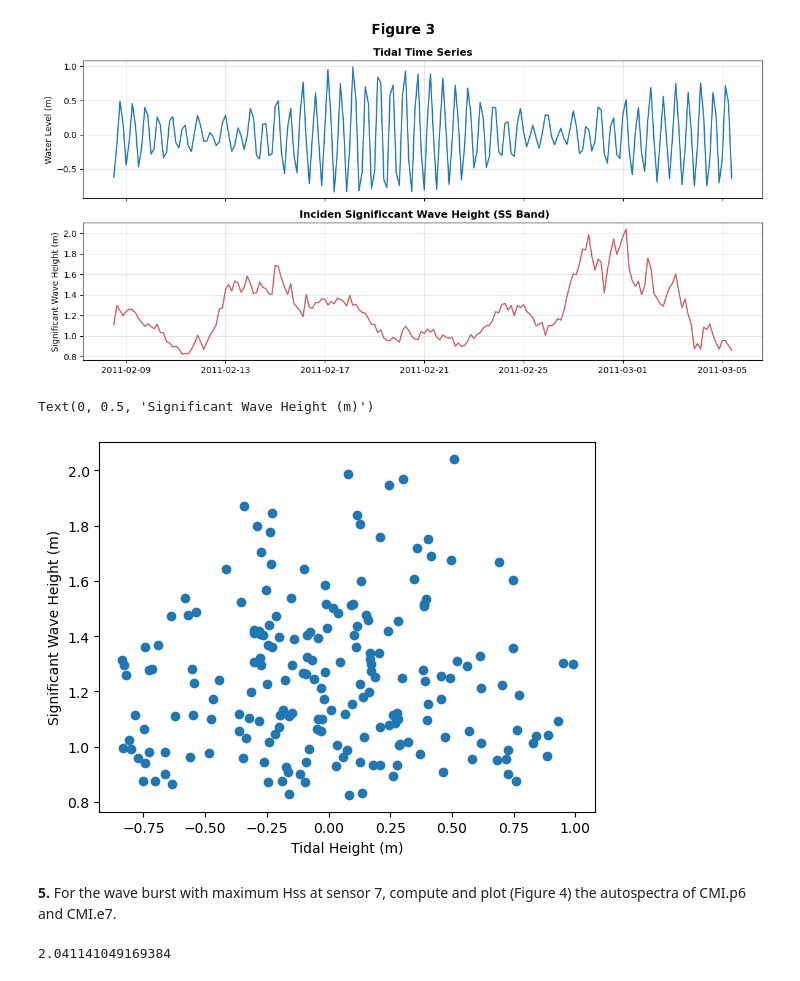
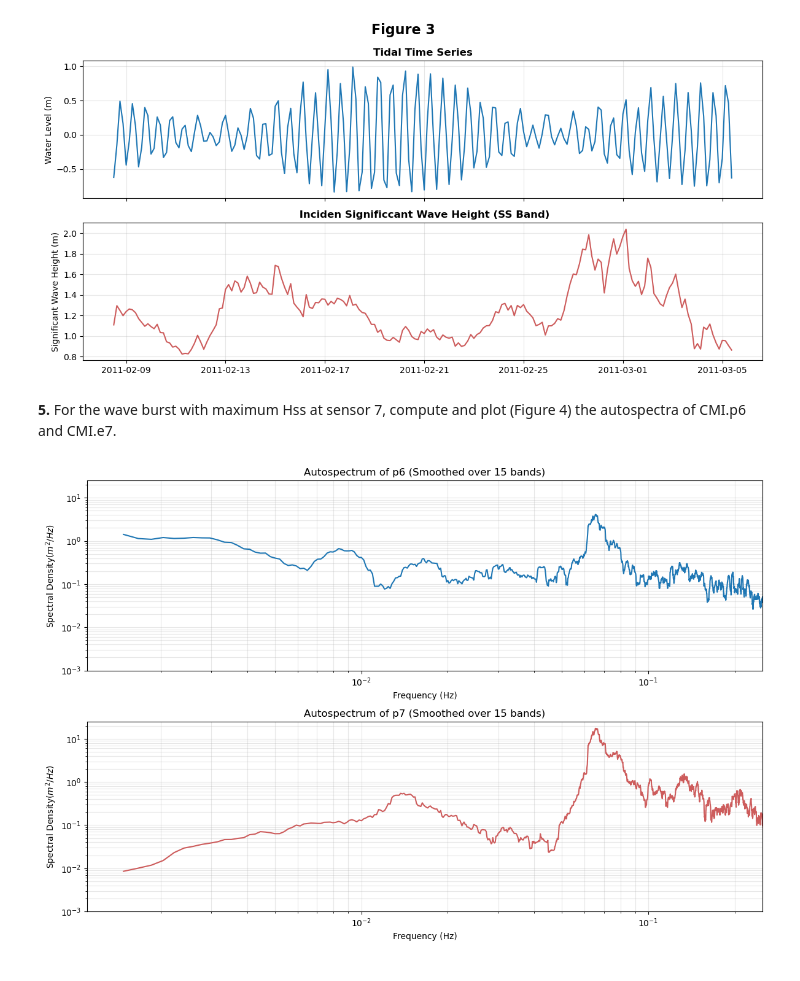
Before and after one commit to isidora-rojas/SIO175_DataAnalysis, a Jupyter notebook: Module_4/data/python_CMI_processing.ipynb, the cells around one changed output. Cells and saved outputs as stored; diff of their text form; code cells hidden in the pictures.

```diff
--- a/Module_4/data/python_CMI_processing.ipynb
+++ b/Module_4/data/python_CMI_processing.ipynb
@@ -176,13 +176,6 @@ plt.suptitle('Figure 3', fontweight='bold', fontsize=16)
 plt.tight_layout()
 # %% [output]
 [figure]
-# %%
-plt.scatter(tide, hs_ss_e7)
-plt.xlabel('Tidal Height (m)')
-plt.ylabel('Significant Wave Height (m)')
-# %% [output]
-Text(0, 0.5, 'Significant Wave Height (m)')
-[figure, removed]
 # %% [markdown]
 **5.** For the wave burst with maximum Hss at sensor 7, compute and plot (Figure 4) the
 autospectra of CMI.p6 and CMI.e7.
@@ -189,6 +252,37 @@ autospectra of CMI.p6 and CMI.e7.
 # %%
 imax = np.argmax(hs_ss_e7)
 
-hs_ss_e7[imax]
+p6max = ds['p6'].isel(col=imax).values
+p7max = ds['e7'].isel(col=imax).values
+
+dt = 1.0/fs
+Navg = 15
+r_win = 0.5
+
+S_p6, Su_p6, Sl_p6, f_p6 = auto_spc(p6max, dt, Navg, r_win)
+S_p7, Su_p7, Sl_p7, f_p7 = auto_spc(p7max, dt, Navg, r_win)
+
+fig, (ax1, ax2) = plt.subplots(2,1, figsize=(12, 8))
+
+# autospec of p6
+ax1.loglog(f_p6, S_p6)
+ax1.set_title(f'Autospectrum of p6 (Smoothed over {Navg} bands)')
+ax1.grid(True, alpha=0.3, which="both")
+ax1.set_xlim([None, fs/4]) # limit X-axis to Nyquist frequency
+ax1.set_ylim(10**-3, 25)
+
+ax1.set_xlabel('Frequency (Hz)')
+ax1.set_ylabel('Spectral Density($m^2/Hz$)')
+
+# autospec of p7
+ax2.loglog(f_p7, S_p7, color='IndianRed')
+ax2.set_title(f'Autospectrum of p7 (Smoothed over {Navg} bands)')
+ax2.grid(True, alpha=0.3, which="both")
+ax2.set_xlim([None, fs/4]) # limit X-axis to Nyquist frequency
+ax2.set_ylim(10**-3, 25)
+ax2.set_xlabel('Frequency (Hz)')
+ax2.set_ylabel('Spectral Density($m^2/Hz$)')
+
+plt.tight_layout()
 # %% [output]
-2.041141049169384
+[figure, added]
```
Also changed, not shown: parts of 5 cells of this notebook, 6 other files.
